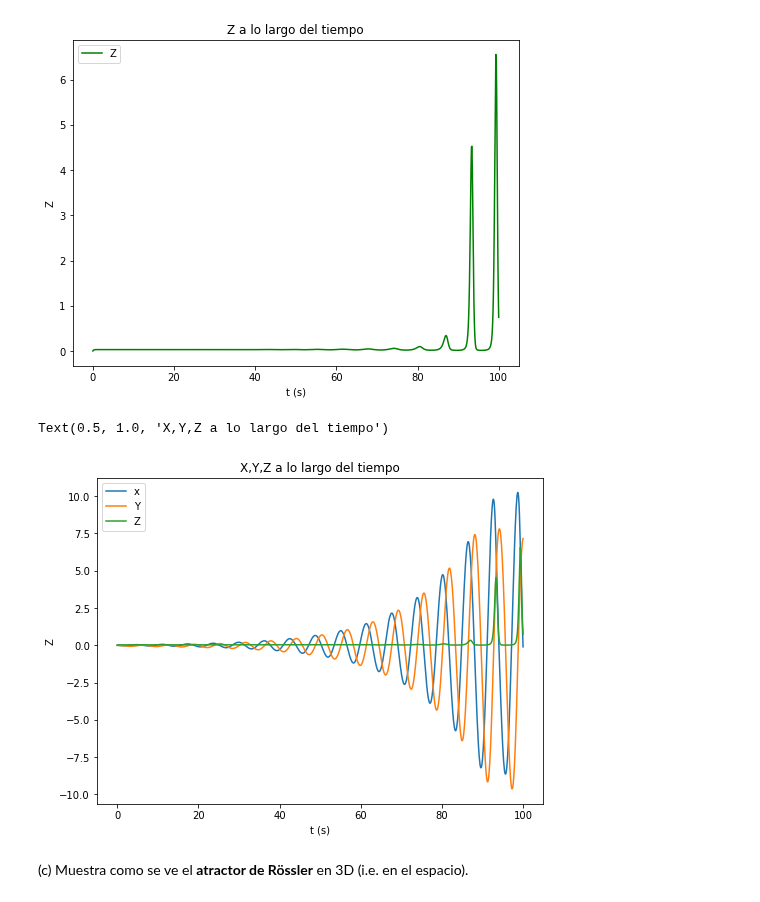
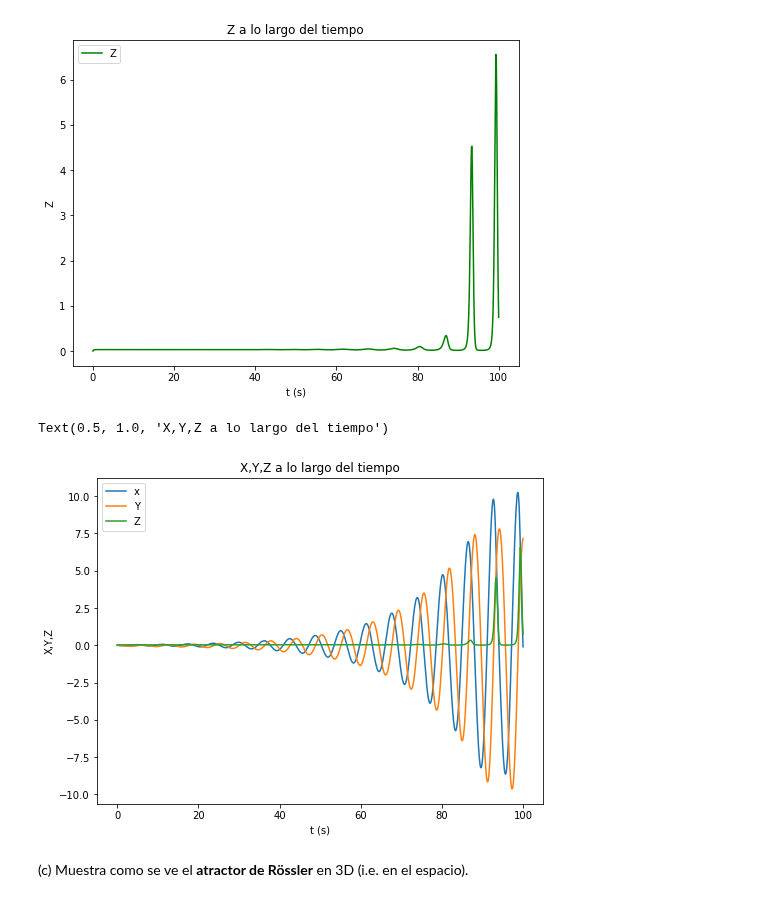
Before and after one commit to jesusigarmor/Matematicas-computacionales-fall2020, a Jupyter notebook: alumnos/RicardoMendezB/Examen.ipynb, the cells around one changed output. Saved outputs shown, nothing was run; the diff lists cells and outputs as text; code cells hidden in the pictures.

```diff
--- a/alumnos/RicardoMendezB/Examen.ipynb
+++ b/alumnos/RicardoMendezB/Examen.ipynb
@@ -298,16 +308,16 @@ Text(0.5, 1.0, 'Z a lo largo del tiempo')
 # %%
 #Graficamos todas juntas
 plt.figure(1, figsize=(8,6))
 plt.plot(tiempo, x, label="x")
 plt.plot(tiempo, y, label="Y")
 plt.plot(tiempo, z, label="Z")
 plt.xlabel(r"t (s)")
-plt.ylabel(r"Z")
+plt.ylabel(r"X,Y,Z")
 plt.legend(loc="best")
 plt.title('X,Y,Z a lo largo del tiempo')
 # %% [output]
 Text(0.5, 1.0, 'X,Y,Z a lo largo del tiempo')
-[figure, old version]
+[figure, new version]
 # %% [markdown]
 (c) Muestra como se ve el **atractor de Rössler** en 3D (i.e. en el espacio).
 # %%
```
Also changed, not shown: parts of 5 cells of this notebook.
